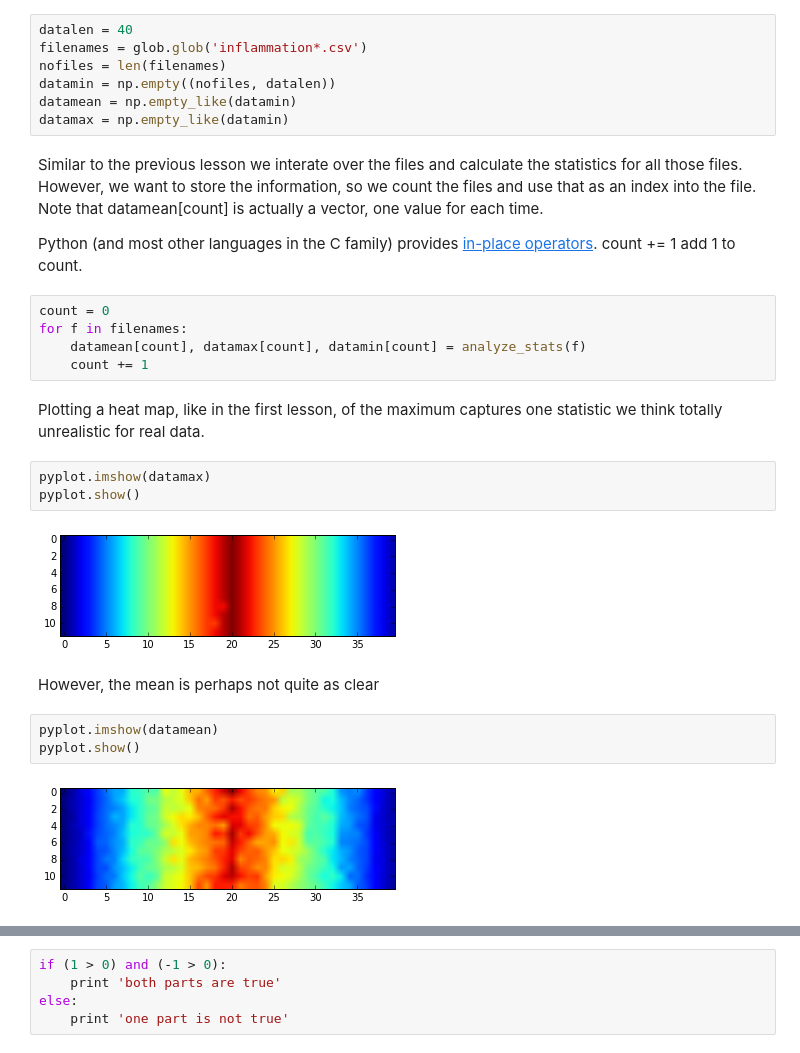
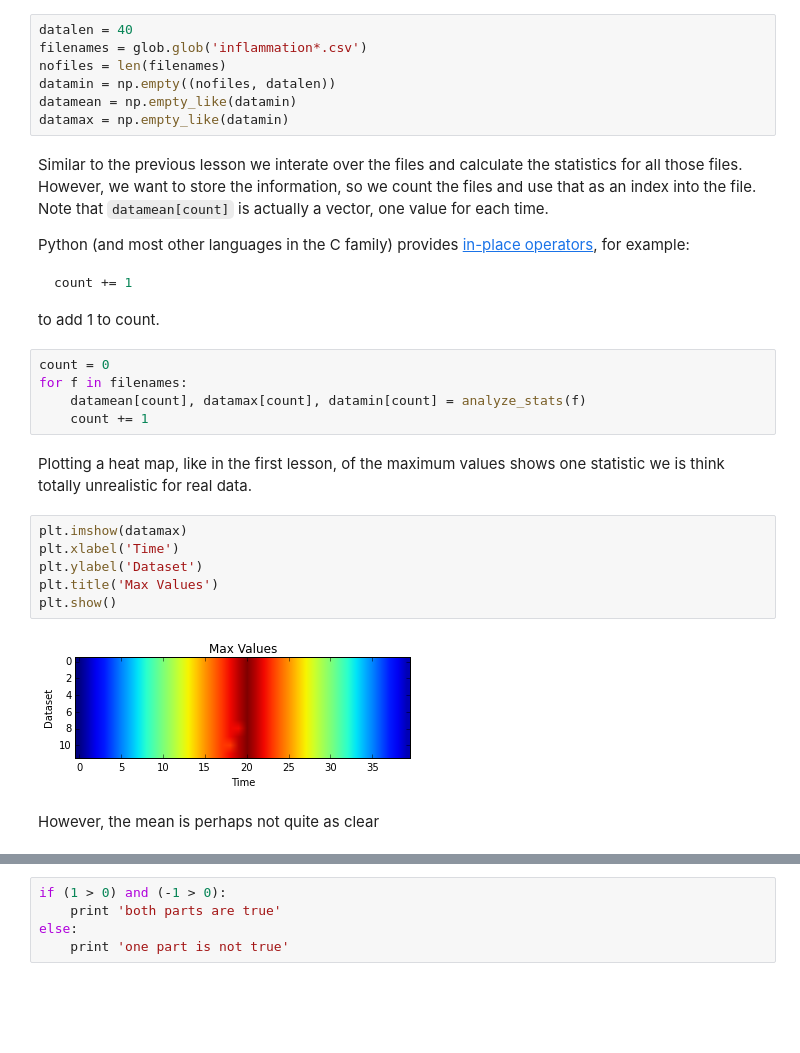
Before and after one commit to douglatornell/2014-09-25-ubc, a Jupyter notebook: novice/python/04-simple_cond.ipynb, the cells around one changed output, grey strips where cells are left out. Drawn from its saved outputs; the diff is of its cells as text; blank space fills up the shorter version.

````diff
--- a/novice/python/04-simple_cond.ipynb
+++ b/novice/python/04-simple_cond.ipynb
@@ -33,25 +38,37 @@ datamin = np.empty((nofiles, datalen))
 datamean = np.empty_like(datamin)
 datamax = np.empty_like(datamin)
 # %% [markdown]
-Similar to the previous lesson we interate over the files and calculate the statistics for all those files.  However, we want to store the information, so we count the files and use that as an index into the file.  Note that datamean[count] is actually a vector, one value for each time.
+Similar to the previous lesson we interate over the files and calculate the statistics for all those files.
+However,
+we want to store the information,
+so we count the files and use that as an index into the file.
+Note that `datamean[count]` is actually a vector,
+one value for each time.
 
-Python (and most other languages in the C family) provides [in-place operators](../../gloss.html#in-place-operator).  count += 1 add 1 to count.
+Python
+(and most other languages in the C family)
+provides [in-place operators](../../gloss.html#in-place-operator),
+for example:
+```python
+count += 1
+```
+to add 1 to count.
 # %%
 count = 0
 for f in filenames:
     datamean[count], datamax[count], datamin[count] = analyze_stats(f)
     count += 1
 # %% [markdown]
-Plotting a heat map, like in the first lesson, of the maximum captures one statistic we think totally unrealistic for real data.
+Plotting a heat map,
+like in the first lesson,
+of the maximum values shows one statistic we is think totally unrealistic for real data.
-# %%
-pyplot.imshow(datamax)
-pyplot.show()
-# %% [output]
-[figure, removed]
+# %%
+plt.imshow(datamax)
+plt.xlabel('Time')
+plt.ylabel('Dataset')
+plt.title('Max Values')
+plt.show()
+# %% [output]
+[figure, added]
 # %% [markdown]
 However, the mean is perhaps not quite as clear
-# %%
-pyplot.imshow(datamean)
-pyplot.show()
-# %% [output]
-[figure, removed]
````
Also changed, not shown: parts of 9 cells of this notebook, 5 other files.
